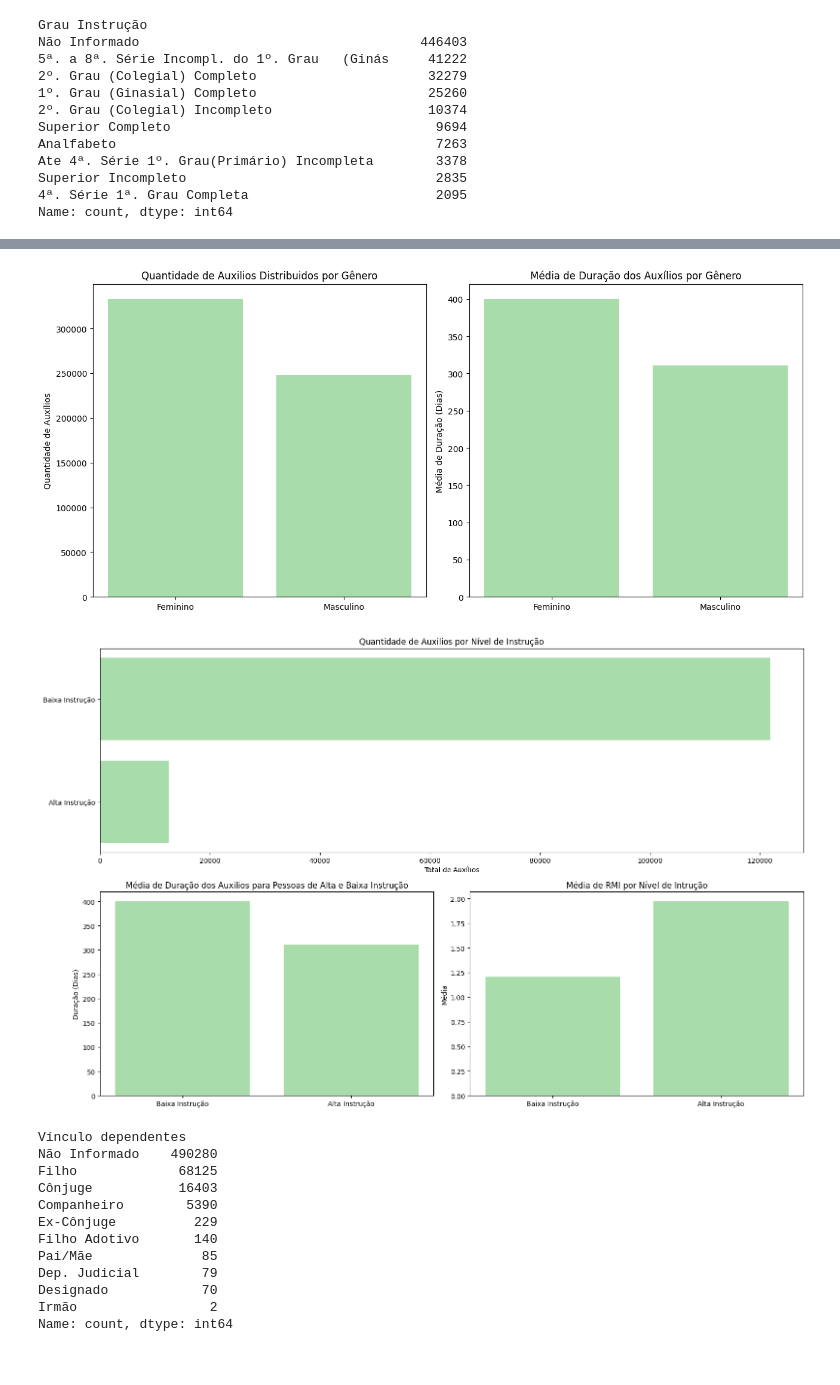
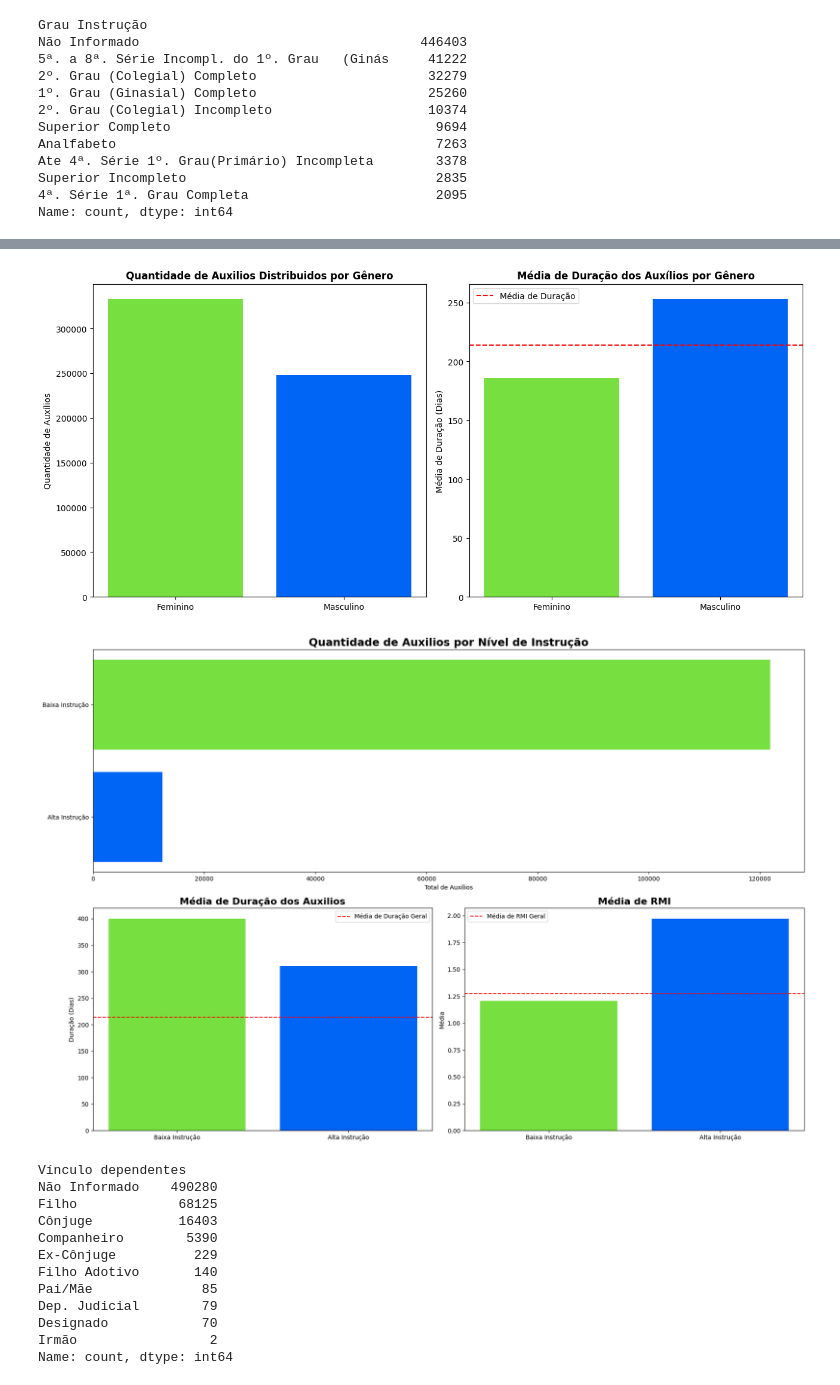
Before and after one commit to Estressei/ProjetoTrilhaDados, a Jupyter notebook: main.ipynb, the cells around one changed output, grey strips where cells are left out. Drawn from its saved outputs; the diff is of its cells as text; code cells hidden in the pictures.

```diff
--- a/main.ipynb
+++ b/main.ipynb
@@ -587,8 +586,8 @@ print(f'Média de Quantidade de Salarios Minimos na RMI para pessoas com baixa i
 Média de Quantidade de Salarios Minimos na RMI para pessoas com baixa instrução: 1.2068552814041078
 # %%
 #Calcula a média de RMI - Realmete necessário(?)
-media_rmi_instrucao = auxilios['Quant salarios minimos na RMI'].mean()
-print(f'Média de Quantidade de Salarios Minimos na RMI: {media_rmi_instrucao}')
+media_rmi = auxilios['Quant salarios minimos na RMI'].mean()
+print(f'Média de Quantidade de Salarios Minimos na RMI: {media_rmi}')
 # %% [output]
 Média de Quantidade de Salarios Minimos na RMI: 1.2747402475538177
 # %%
@@ -978,45 +907,60 @@ Passing `palette` without assigning `hue` is deprecated and will be removed in v
 fig = plt.figure(figsize=(13, 6))
 
 ax1 = plt.subplot2grid((1, 2), (0, 0))
-ax1.bar(juncao_medidas_genero['Categoria'], juncao_medidas_genero['Total de Auxílios'], color='#A8DCAB')
-ax1.set_title('Quantidade de Auxilios Distribuidos por Gênero')
+ax1.bar(juncao_medidas_genero['Categoria'], juncao_medidas_genero['Total de Auxílios'], color=['#77DF40','#0064F5'])
+ax1.set_title('Quantidade de Auxilios Distribuidos por Gênero',fontweight='bold')
 ax1.set_ylabel('Quantidade de Auxílios')
 
 
 ax2 = plt.subplot2grid((1, 2), (0, 1))
-ax2.bar(juncao_medidas_genero['Categoria'], df_media_instrucao['Média Duração'], color='#A8DCAB')
-ax2.set_title('Média de Duração dos Auxílios por Gênero')
+ax2.bar(juncao_medidas_genero['Categoria'], juncao_medidas_genero['Média de Duração'], color=['#77DF40','#0064F5'])
+ax2.axhline(y=media_duracao_auxilios,
+            color='red',
+            linestyle='--',
+            label=f'Média de Duração')
+ax2.legend()
+ax2.set_title('Média de Duração dos Auxílios por Gênero', fontweight='bold')
 ax2.set_ylabel('Média de Duração (Dias)')
 
 plt.tight_layout()
 plt.show()
 # %% [output]
-[figure, old version]
+[figure, new version]
 # %%
 ##Exibir Quantidade, média RMI e média de duração por instrução
 
-fig = plt.figure(figsize=(16, 10))
+fig = plt.figure(figsize=(18, 12))
 
 ax1 = plt.subplot2grid((2, 2), (0, 0), colspan=2)
-ax1.barh(df_media_instrucao['Nível de Instrução'], df_media_instrucao['Quantidade de auxilios'], color='#A8DCAB')
-ax1.set_title('Quantidade de Auxilios por Nível de Instrução')
+ax1.barh(df_media_instrucao['Nível de Instrução'], df_media_instrucao['Quantidade de auxilios'], color=['#77DF40','#0064F5'])
+ax1.set_title('Quantidade de Auxilios por Nível de Instrução', fontweight='bold', fontsize=18)
 ax1.set_xlabel('Total de Auxílios')
 ax1.invert_yaxis()
 
 ax2 = plt.subplot2grid((2, 2), (1, 0))
-ax2.bar(df_media_instrucao['Nível de Instrução'], df_media_instrucao['Média Duração'], color='#A8DCAB')
-ax2.set_title('Média de Duração dos Auxilios para Pessoas de Alta e Baixa Instrução')
+ax2.bar(df_media_instrucao['Nível de Instrução'], df_media_instrucao['Média Duração'], color=['#77DF40','#0064F5'])
+ax2.axhline(y=media_duracao_auxilios,
+            color='red',
+            linestyle='--',
+            label=f'Média de Duração Geral')
+ax2.legend()
+ax2.set_title('Média de Duração dos Auxilios', fontweight='bold', fontsize=16)
 ax2.set_ylabel('Duração (Dias)')
 
 ax3 = plt.subplot2grid((2, 2), (1, 1))
-ax3.bar(df_media_instrucao['Nível de Instrução'], df_media_instrucao['Média RMI'], color='#A8DCAB')
-ax3.set_title('Média de RMI por Nível de Intrução')
+ax3.bar(df_media_instrucao['Nível de Instrução'], df_media_instrucao['Média RMI'], color=['#77DF40','#0064F5'])
+ax3.axhline(y=media_rmi,
+            color='red',
+            linestyle='--',
+            label=f'Média de RMI Geral')
+ax3.legend()
+ax3.set_title('Média de RMI', fontweight='bold', fontsize=16)
 ax3.set_ylabel('Média')
 
 plt.tight_layout()
 plt.show()
 # %% [output]
-[figure, old version]
+[figure, new version]
 # %%
 #Pessoas com dependentes recebem a mais?
 print(auxilios['Vínculo dependentes'].value_counts())
```
Also changed, not shown: parts of 21 cells of this notebook, 3 other files.
